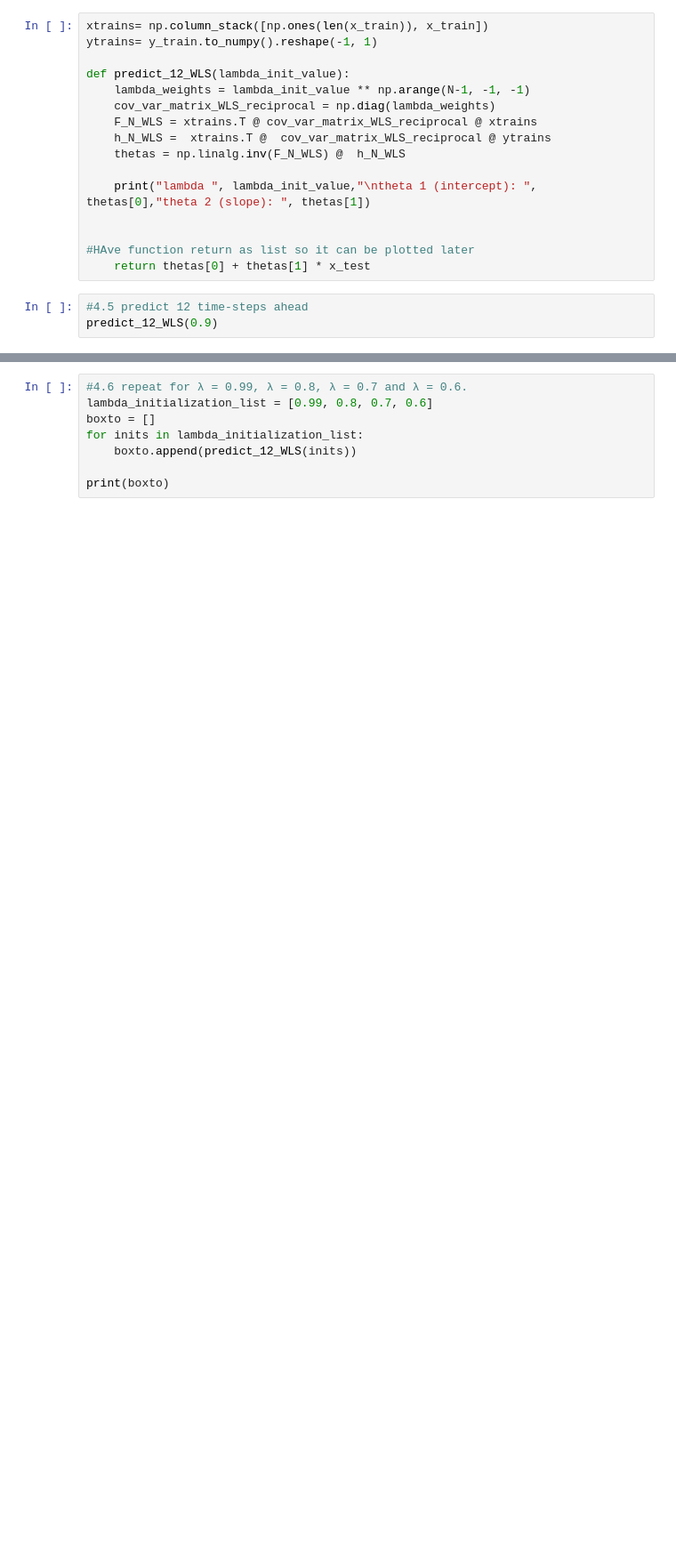
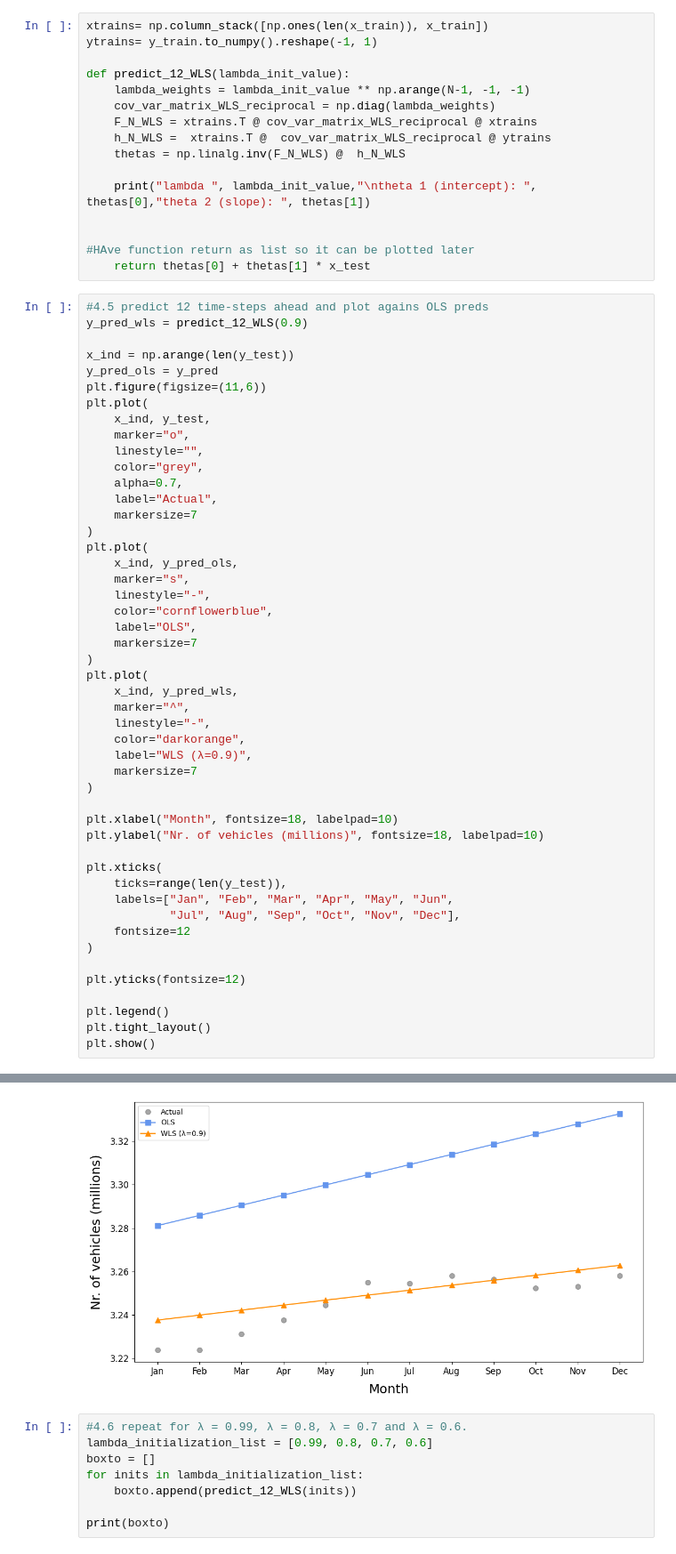
Before and after one commit to Laplace0000/TSA_Task_1, a Jupyter notebook: Assignment.ipynb, the cells around one changed output, grey strips where cells are left out. Shown at 89% size. Drawn from its saved outputs; the diff is of its cells as text; blank space fills up the shorter version.

```diff
--- a/Assignment.ipynb
+++ b/Assignment.ipynb
@@ -242,8 +241,53 @@ def predict_12_WLS(lambda_init_value):
 #HAve function return as list so it can be plotted later
     return thetas[0] + thetas[1] * x_test
 # %%
-#4.5 predict 12 time-steps ahead
-predict_12_WLS(0.9)
+#4.5 predict 12 time-steps ahead and plot agains OLS preds
+y_pred_wls = predict_12_WLS(0.9)
+
+x_ind = np.arange(len(y_test))
+y_pred_ols = y_pred
+plt.figure(figsize=(11,6))
+plt.plot(
+    x_ind, y_test,
+    marker="o",
+    linestyle="",
+    color="grey",
+    alpha=0.7,
+    label="Actual",
+    markersize=7
+)
+plt.plot(
+    x_ind, y_pred_ols,
+    marker="s",
+    linestyle="-",
+    color="cornflowerblue",
+    label="OLS",
+    markersize=7
+)
+plt.plot(
+    x_ind, y_pred_wls,
+    marker="^",
+    linestyle="-",
+    color="darkorange",
+    label="WLS (λ=0.9)",
+    markersize=7
+)
+
+plt.xlabel("Month", fontsize=18, labelpad=10)
+plt.ylabel("Nr. of vehicles (millions)", fontsize=18, labelpad=10)
+
+plt.xticks(
+    ticks=range(len(y_test)),
+    labels=["Jan", "Feb", "Mar", "Apr", "May", "Jun",
+            "Jul", "Aug", "Sep", "Oct", "Nov", "Dec"],
+    fontsize=12
+)
+
+plt.yticks(fontsize=12)
+
+plt.legend()
+plt.tight_layout()
+plt.show()
 # %% [output]
 lambda  0.9
 theta 1 (intercept):  [-52.48286172] theta 2 (slope):  [0.0275299]
@@ -263,3 +294,4 @@ Name: year, dtype: float64
+[figure, added]
 # %%
 #4.6 repeat for λ = 0.99, λ = 0.8, λ = 0.7 and λ = 0.6.
 lambda_initialization_list = [0.99, 0.8, 0.7, 0.6]
```
Also changed, not shown: parts of 2 cells of this notebook.
